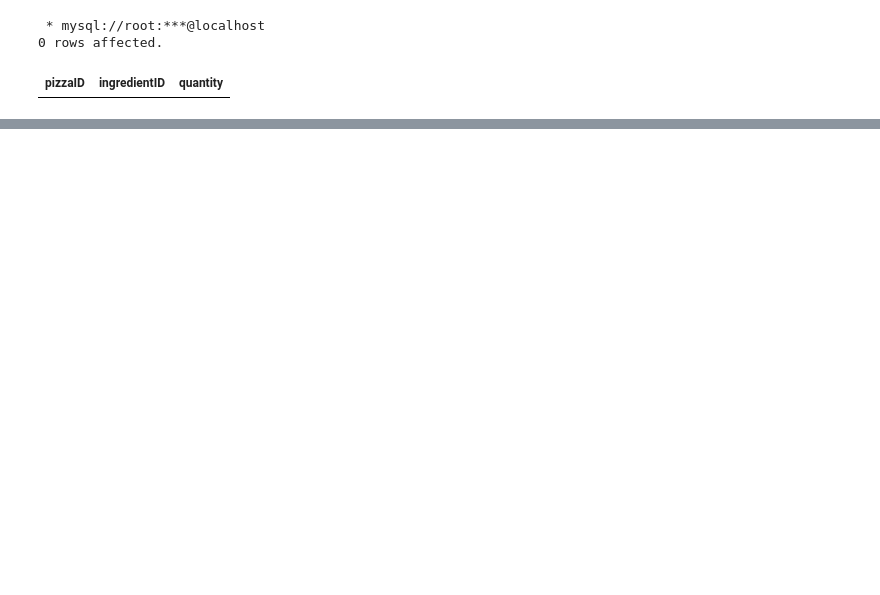
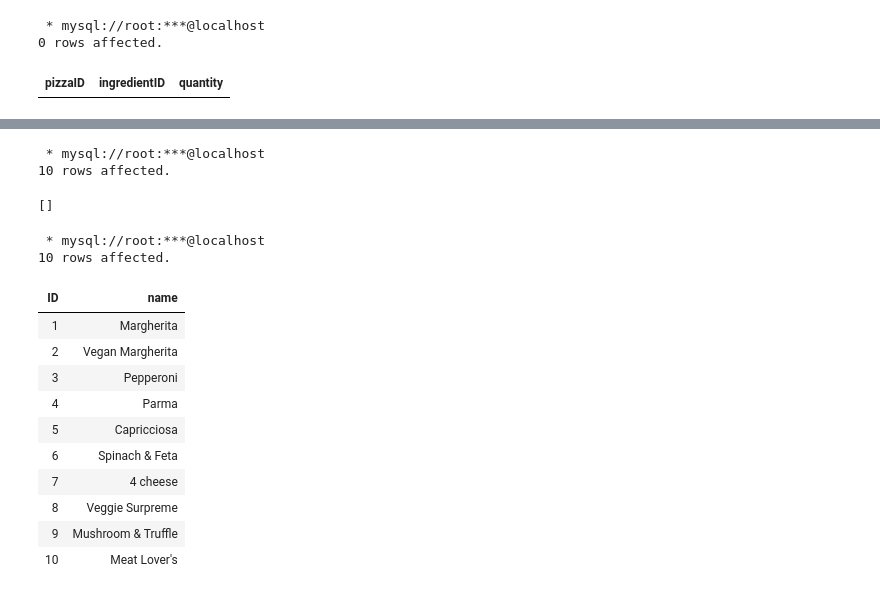
Before and after one commit to misia732/databases_project, a Jupyter notebook: shema.ipynb, the cells around one changed output, grey strips where cells are left out. Saved outputs shown, nothing was run; the diff lists cells and outputs as text; code cells hidden in the pictures; blank space fills up the shorter version.

```diff
--- a/shema.ipynb
+++ b/shema.ipynb
@@ -208,0 +271,37 @@ SELECT * FROM pizzaIngredient;
+# %%
+%%sql
+
+INSERT IGNORE INTO pizza (name) VALUES
+('Margherita'),
+('Vegan Margherita'),
+('Pepperoni'),
+('Parma'),
+('Capricciosa'),
+('Spinach & Feta'),
+('4 cheese'),
+('Veggie Surpreme'),
+('Mushroom & Truffle'),
+('Meat Lover''s');
+# %% [output]
+ * mysql://root:***@localhost
+10 rows affected.
+[]
+# %%
+%%sql
+
+SELECT * FROM pizza
+ORDER BY ID;
+# %% [output]
+ * mysql://root:***@localhost
+10 rows affected.
+| ID | name |
+| 1 | Margherita |
+| 2 | Vegan Margherita |
+| 3 | Pepperoni |
+| 4 | Parma |
+| 5 | Capricciosa |
+| 6 | Spinach & Feta |
+| 7 | 4 cheese |
+| 8 | Veggie Surpreme |
+| 9 | Mushroom & Truffle |
+| 10 | Meat Lover's |
```
Also changed, not shown: parts of 13 cells of this notebook, 4 other files.
